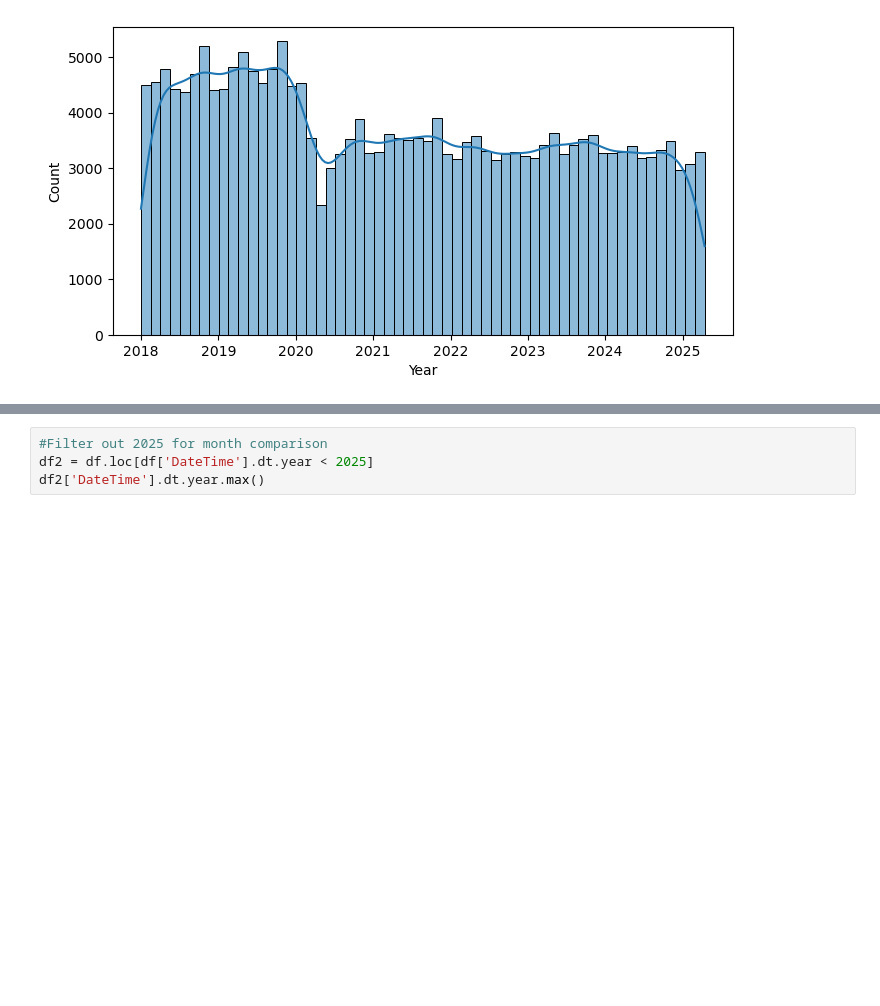
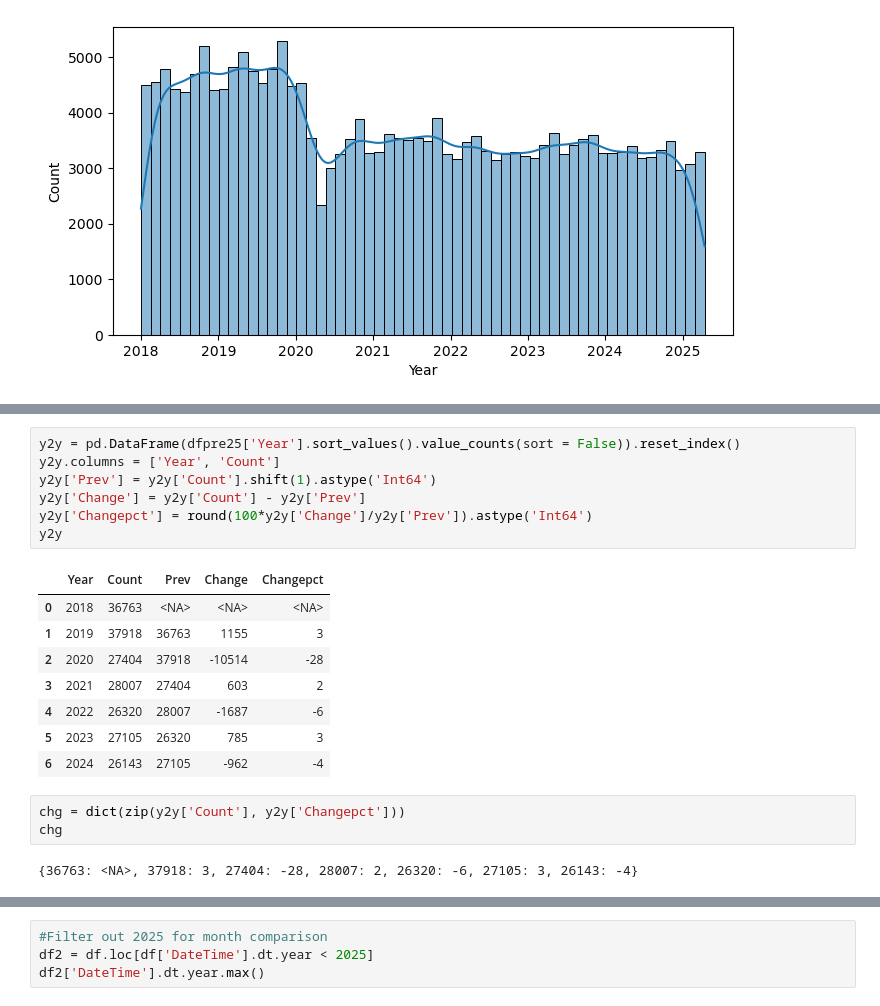
Before and after one commit to essetetsahai/nashville_traffic, a Jupyter notebook: notebooks/traffic_notebook.ipynb, the cells around one changed output, grey strips where cells are left out. Drawn from its saved outputs; the diff is of its cells as text; blank space fills up the shorter version.

```diff
--- a/notebooks/traffic_notebook.ipynb
+++ b/notebooks/traffic_notebook.ipynb
@@ -286,0 +346,21 @@ Text(0.5, 1.0, 'Total Accidents by Year')
+# %%
+y2y = pd.DataFrame(dfpre25['Year'].sort_values().value_counts(sort = False)).reset_index()
+y2y.columns = ['Year', 'Count']
+y2y['Prev'] = y2y['Count'].shift(1).astype('Int64')
+y2y['Change'] = y2y['Count'] - y2y['Prev']
+y2y['Changepct'] = round(100*y2y['Change']/y2y['Prev']).astype('Int64')
+y2y
+# %% [output]
+|  | Year | Count | Prev | Change | Changepct |
+| 0 | 2018 | 36763 | <NA> | <NA> | <NA> |
+| 1 | 2019 | 37918 | 36763 | 1155 | 3 |
+| 2 | 2020 | 27404 | 37918 | -10514 | -28 |
+| 3 | 2021 | 28007 | 27404 | 603 | 2 |
+| 4 | 2022 | 26320 | 28007 | -1687 | -6 |
+| 5 | 2023 | 27105 | 26320 | 785 | 3 |
+| 6 | 2024 | 26143 | 27105 | -962 | -4 |
+# %%
+chg = dict(zip(y2y['Count'], y2y['Changepct']))
+chg
+# %% [output]
+{36763: <NA>, 37918: 3, 27404: -28, 28007: 2, 26320: -6, 27105: 3, 26143: -4}
```
Also changed, not shown: parts of 33 cells of this notebook.
